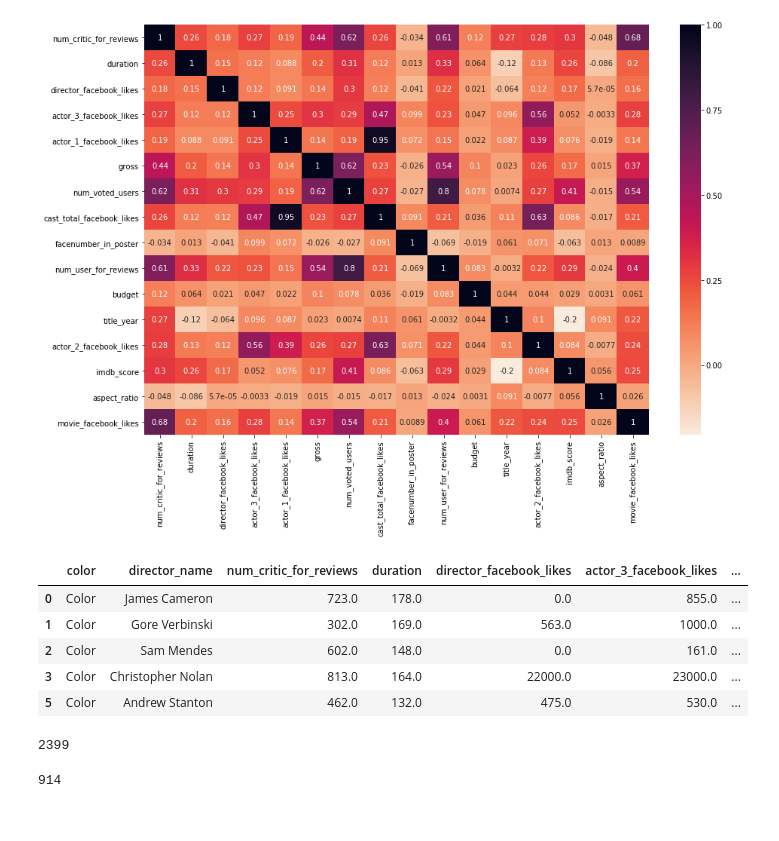
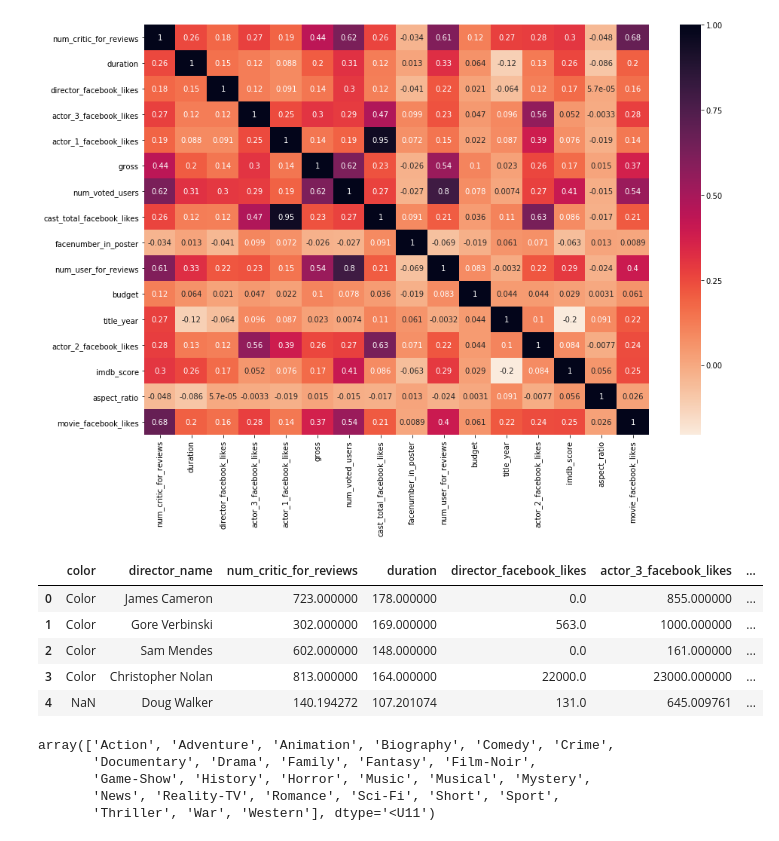
Before and after one commit to Machine-Learning-FGA/imdb_movie_dataset, a Jupyter notebook: pre_processing.ipynb, the cells around one changed output. Drawn from its saved outputs; the diff is of its cells as text; code cells hidden in the pictures.

```diff
--- a/pre_processing.ipynb
+++ b/pre_processing.ipynb
@@ -96,4 +85,4 @@ average_df = df.copy(deep=True)
 # %%
-for column in average_df.select_dtypes(['float64','int64']).columns:
-    average_df[column] = average_df[column].fillna(value=np.mean(average_df[column]))
+for column in df.select_dtypes(['float64','int64']).columns:
+    df[column] = df[column].fillna(value=np.mean(df[column]))
 # %%
@@ -125,21 +108,13 @@ sns.heatmap(average_df.corr(),annot=True,cmap=sns.cm.rocket_r)
 <matplotlib.axes._subplots.AxesSubplot at 0x...>
 [figure]
 # %%
-pd.set_option('display.max_columns', len(dropped_df.columns))
+pd.options.display.max_columns = 200
 # %%
-dropped_df.head()
+df.head()
 # %% [output]
 |  | color | director_name | num_critic_for_reviews | duration | director_facebook_likes | actor_3_facebook_likes | ... |
-| 0 | Color | James Cameron | 723.0 | 178.0 | 0.0 | 855.0 | ... |
-| 1 | Color | Gore Verbinski | 302.0 | 169.0 | 563.0 | 1000.0 | ... |
-| 2 | Color | Sam Mendes | 602.0 | 148.0 | 0.0 | 161.0 | ... |
-| 3 | Color | Christopher Nolan | 813.0 | 164.0 | 22000.0 | 23000.0 | ... |
-| 5 | Color | Andrew Stanton | 462.0 | 132.0 | 475.0 | 530.0 | ... |
+| 0 | Color | James Cameron | 723.000000 | 178.000000 | 0.0 | 855.000000 | ... |
+| 1 | Color | Gore Verbinski | 302.000000 | 169.000000 | 563.0 | 1000.000000 | ... |
+| 2 | Color | Sam Mendes | 602.000000 | 148.000000 | 0.0 | 161.000000 | ... |
+| 3 | Color | Christopher Nolan | 813.000000 | 164.000000 | 22000.0 | 23000.000000 | ... |
+| 4 | NaN | Doug Walker | 140.194272 | 107.201074 | 131.0 | 645.009761 | ... |
-# %%
-len(df.director_name.unique())
-# %% [output]
-2399
-# %%
-len(df.genres.unique())
-# %% [output]
-914
@@ -145,0 +128,8 @@ len(df.genres.unique())
+# %%
+np.unique(new_list)
+# %% [output]
+array(['Action', 'Adventure', 'Animation', 'Biography', 'Comedy', 'Crime',
+       'Documentary', 'Drama', 'Family', 'Fantasy', 'Film-Noir',
+       'Game-Show', 'History', 'Horror', 'Music', 'Musical', 'Mystery',
+       'News', 'Reality-TV', 'Romance', 'Sci-Fi', 'Short', 'Sport',
+       'Thriller', 'War', 'Western'], dtype='<U11')
```
Also changed, not shown: parts of 15 cells of this notebook.
